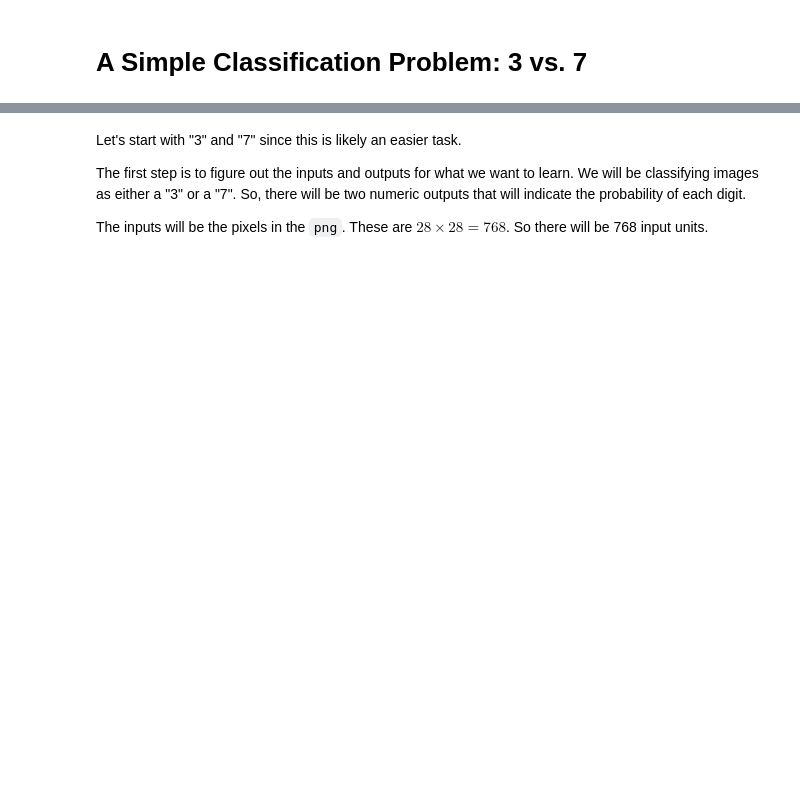
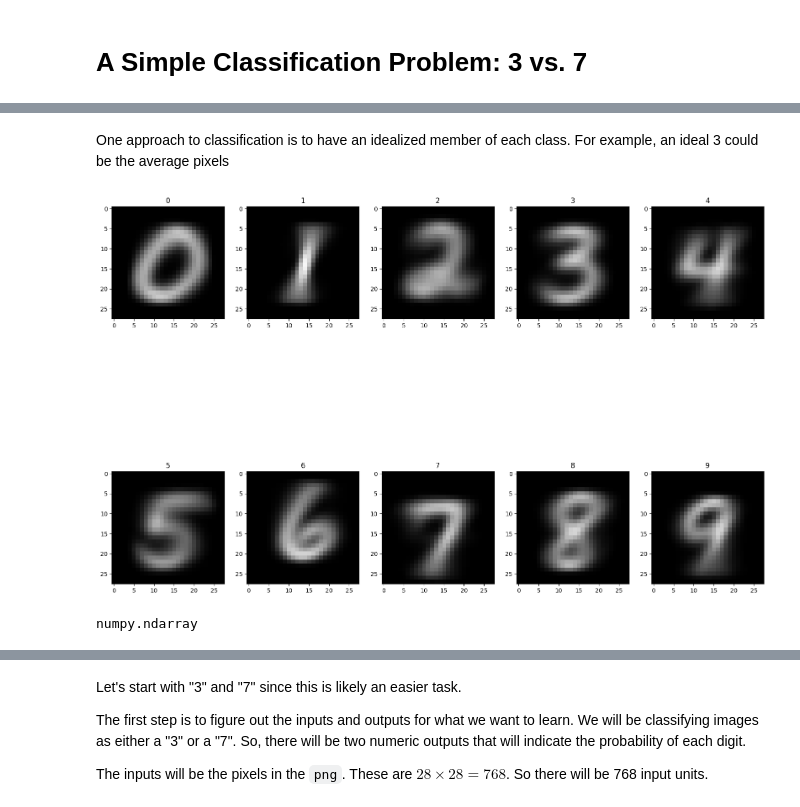
Before and after one commit to joseph-hellerstein/keras, a Jupyter notebook: notebooks/model_selection_evaluation_pt1.ipynb, the cells around one changed output, grey strips where cells are left out. Cells and saved outputs as stored; diff of their text form; code cells hidden in the pictures; blank space fills up the shorter version.

```diff
--- a/notebooks/model_selection_evaluation_pt1.ipynb
+++ b/notebooks/model_selection_evaluation_pt1.ipynb
@@ -395,0 +424,22 @@ Data selection process.
+# %% [markdown]
+One approach to classification is to have an idealized member of each class. For example, an ideal 3 could be the average pixels
+# %%
+def trainIdeal(training_count=5000):
+    mean_dct = {}
+    std_dct = {}
+    for digit in range(10):
+        util.makeDigitDirs(train_count=training_count, sub_dirs=[digit])
+        X_training, _ = makeDigitData(cn.TRAINING)
+        mean_dct[digit] = np.mean(X_training[:, :], axis=0)
+        std_dct[digit] = np.std(X_training[:, :], axis=0)
+    return mean_dct, std_dct
+
+# Tests
+mean_dct, std_dct = trainIdeal(training_count=1000)
+displayImage(mean_dct)
+# %% [output]
+[figure, added]
+# %%
+type(mean_dct[0])
+# %% [output]
+numpy.ndarray
```
Also changed, not shown: parts of 13 cells of this notebook.
